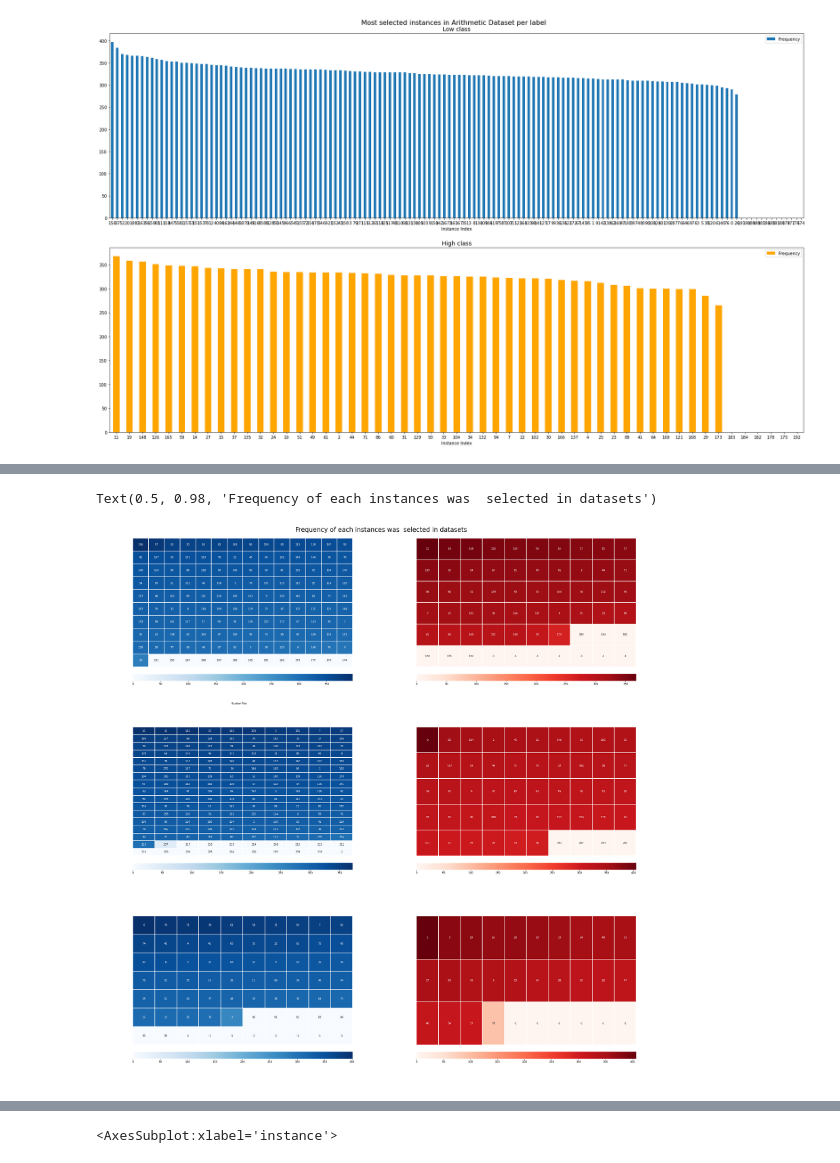
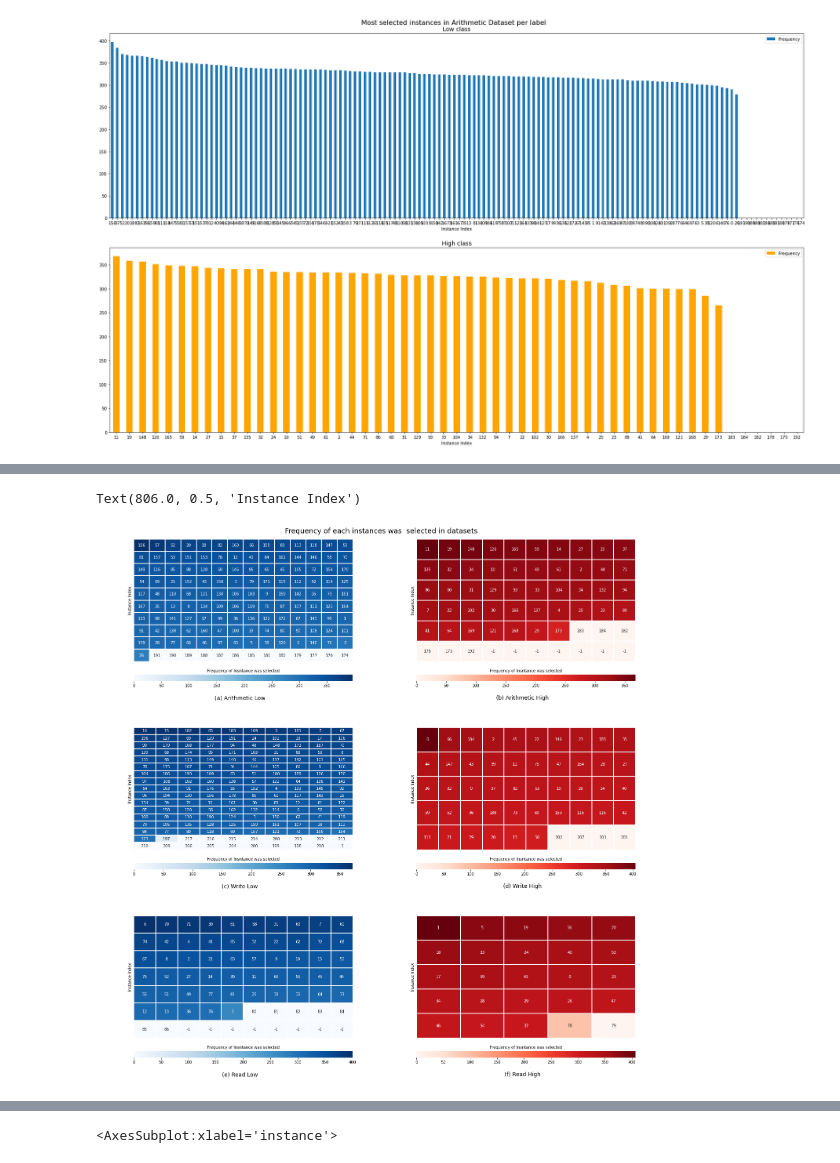
Before and after one commit to HenriqueHott/miloud-2013-ant-is, a Jupyter notebook: analytics.ipynb, the cells around one changed output, grey strips where cells are left out. Cells and saved outputs as stored; diff of their text form; code cells hidden in the pictures.

Commit message:
save point on heatmap

```diff
--- a/analytics.ipynb
+++ b/analytics.ipynb
@@ -48,9 +48,9 @@ outputs\reduced_leit_svm_results.json
 outputs\full_leit_random_forest_results.json
 outputs\reduced_leit_random_forest_results.json
 # %%
-arit_train_dataset = pd.read_csv("databases/AG/Aritmética/TreinamentoDesbalanceadoAritPreprocessada.csv", sep=";")
-esc_train_dataset =   pd.read_csv("databases/AG/Escrita/TreinamentoDesbalanceadoEscPreprocessada.csv", sep=";")
-leit_train_dataset = pd.read_csv("databases/AG/Leitura/TreinamentoDesbalanceadoLeitPreprocessada.csv", sep=";")
+arit_train_dataset = pd.read_csv("databases/AG/Aritmética/TreinamentoDesbalanceadoAritPreprocessada_old.csv", sep=";")
+esc_train_dataset =   pd.read_csv("databases/AG/Escrita/TreinamentoDesbalanceadoEscPreprocessada_old.csv", sep=";")
+leit_train_dataset = pd.read_csv("databases/AG/Leitura/TreinamentoDesbalanceadoLeitPreprocessada_old.csv", sep=";")
 
 arit_train_dataset = arit_train_dataset.drop_duplicates(ignore_index=True)
 esc_train_dataset = esc_train_dataset.drop_duplicates(ignore_index=True)
@@ -216,8 +216,9 @@ arit_sup_selected.plot.bar(x='Instance Index', y='Frequency', ax=axes[1], rot=0,
 [figure]
 # %%
 def create_heatmap_instances(freq, i, fig, pallete):
-    grid_kws = {"height_ratios": (.9, .05), "hspace": .1}
+    grid_kws = {"height_ratios": (.9, .05), "hspace": .2}
     (ax, cbar_ax) = fig.subplots(2, gridspec_kw=grid_kws)
+    cbar_ax.set_title("Frequency of Insntance was selected", fontsize=10)
     sns.heatmap(
     freq,
     cmap =pallete,
@@ -233,15 +234,15 @@ def create_heatmap_instances(freq, i, fig, pallete):
         "orientation": "horizontal",
     })
 
-    # ax_map.set_ylabel('Instance index', fontsize=14)
-    # cbar_ax.set_title("Frequency of Insntance was selected", fontsize=14)
+    return ax, cbar_ax
 
-plt.rcParams['figure.figsize'] = (30, 30)
+
+
+plt.rcParams['figure.figsize'] = (20, 20)
+
 main_fig = plt.figure()
 
 (fig_arit_inf, fig_arit_sup, fig_esc_inf, fig_esc_sup, fig_leit_inf, fig_leit_sup) = main_fig.subfigures(3,2).ravel()
-
-fig_arit_inf.text(.5, .0001, "Scatter Plot", ha='center')
 
 data_arit_inf = pd.DataFrame(
     arit_inf_selected['Frequency'].to_numpy(),
@@ -251,7 +252,8 @@ data_arit_inf = pd.DataFrame(
 print(len(data_arit_inf['freq']))
 freq = data_arit_inf['freq'].to_numpy().reshape(10, 14)
 i = data_arit_inf.index.to_numpy().reshape(10, 14).astype('int32')
-create_heatmap_instances(freq, i, fig_arit_inf, "Blues")
+ax_heat_arit_inf, ax_cbar_arit_inf = create_heatmap_instances(freq, i, fig_arit_inf, "Blues")
+
 
 data_arit_sup = pd.DataFrame(
     arit_sup_selected['Frequency'].to_numpy(),
@@ -264,7 +266,7 @@ freq.resize(6,10)
 i = data_arit_sup.index.to_numpy().copy()
 i.resize(6,10)
 i[-1, 3:] = -1
-create_heatmap_instances(freq, i, fig_arit_sup, "Reds")
+ax_heat_arit_sup, ax_cbar_arit_sup = create_heatmap_instances(freq, i, fig_arit_sup, "Reds")
 
 data_esc_inf = pd.DataFrame(
     esc_inf_selected['Frequency'].to_numpy(),
@@ -277,7 +279,7 @@ freq.resize(17,10)
 i = data_esc_inf.index.to_numpy().copy()
 i.resize(17,10)
 i[-1,-1] = -1
-create_heatmap_instances(freq, i, fig_esc_inf, "Blues")
+ax_heat_esc_inf, ax_cbar_arit_inf = create_heatmap_instances(freq, i, fig_esc_inf, "Blues")
 
 data_esc_sup = pd.DataFrame(
     esc_sup_selected['Frequency'].to_numpy(),
@@ -287,7 +289,7 @@ data_esc_sup = pd.DataFrame(
 print(len(data_esc_sup['freq']))
 freq = data_esc_sup['freq'].to_numpy().reshape(5,10)
 i = data_esc_sup.index.to_numpy().reshape(5,10)
-create_heatmap_instances(freq, i, fig_esc_sup, "Reds")
+ax_heat_esc_sup, ax_cbar_esc_sup = create_heatmap_instances(freq, i, fig_esc_sup, "Reds")
 
 data_leit_inf = pd.DataFrame(
     leit_inf_selected['Frequency'].to_numpy(),
@@ -300,7 +302,7 @@ freq.resize(7,10)
 i = data_leit_inf.index.to_numpy().copy()
 i.resize(7,10)
 i[-1,2:] = -1
-create_heatmap_instances(freq, i, fig_leit_inf, "Blues")
+ax_heat_leit_inf, ax_cbar_leit_inf = create_heatmap_instances(freq, i, fig_leit_inf, "Blues")
 
 data_leit_sup = pd.DataFrame(
     leit_sup_selected['Frequency'].to_numpy(),
@@ -308,13 +310,32 @@ data_leit_sup = pd.DataFrame(
     index=leit_sup_selected['Instance Index'].tolist())
 
 print(len(data_leit_sup['freq']))
-freq = data_leit_sup['freq'].to_numpy().copy()
-freq.resize(3,10)
-i = data_leit_sup.index.to_numpy().copy()
-i.resize(3,10)
-i[-1,4:] = -1
-create_heatmap_instances(freq, i, fig_leit_sup, "Reds")
+freq = data_leit_sup['freq'].to_numpy().reshape(5,5)
+i = data_leit_sup.index.to_numpy().reshape(5,5)
+print(freq)
+print(i)
+# i[-1,4:] = -1
+ax_heat_leit_sup, ax_cbar_leit_sup = create_heatmap_instances(freq, i, fig_leit_sup, "Reds")
+main_fig.suptitle("Frequency of each instances was  selected in datasets", fontsize=18)
 
-main_fig.suptitle("Frequency of each instances was  selected in datasets", fontsize=24)
+fig_arit_inf.suptitle("(a) Arithmetic Low", ha='center', fontsize=14, y=.05)
+fig_arit_sup.suptitle("(b) Arithmetic High", ha='center', fontsize=14, y=.05)
+fig_esc_inf.suptitle("(c) Write Low", ha='center', fontsize=14, y=.05)
+fig_esc_sup.suptitle("(d) Write High", ha='center', fontsize=14, y=.05)
+fig_leit_inf.suptitle("(e) Read Low", ha='center', fontsize=14, y=.05)
+fig_leit_sup.suptitle("(f) Read High", ha='center', fontsize=14, y=.05)
 
-# RdYlGn
+
+ax_heat_arit_inf.set_ylabel('Instance Index')
+ax_heat_arit_sup.set_ylabel('Instance Index')
+ax_heat_esc_inf.set_ylabel('Instance Index')
+ax_heat_esc_sup.set_ylabel('Instance Index')
+ax_heat_leit_inf.set_ylabel('Instance Index')
+ax_heat_leit_sup.set_ylabel('Instance Index')
+
+# fig_arit_inf.text(.5, .025, "(c) Write Low", ha='center', fontsize=18)
+# fig_arit_inf.text(.5, .025, "(d) Write High", ha='center', fontsize=18)
+# fig_arit_inf.text(.5, .025, "(e) Read Low", ha='center', fontsize=18)
+# fig_arit_inf.text(.5, .025, "(f) Read Low", ha='center', fontsize=18)
+
+# # RdYlGn
@@ -322,5 +343,7 @@ main_fig.suptitle("Frequency of each instances was  selected in datasets", fonts
 #
 
+
+
 # print(data2)
 # %% [output]
 140
@@ -332,5 +365,5 @@ main_fig.suptitle("Frequency of each instances was  selected in datasets", fonts
-Text(0.5, 0.98, 'Frequency of each instances was  selected in datasets')
+Text(806.0, 0.5, 'Instance Index')
-[figure, old version]
+[figure, new version]
 # %%
 main_fig = plt.figure()
 (fig_arit_inf, fig_arit_sup, fig_esc_inf, fig_esc_sup, fig_leit_inf, fig_leit_sup) = main_fig.subfigures(3,2).ravel()
```
Also changed, not shown: parts of 2 cells of this notebook, 1 other file.
